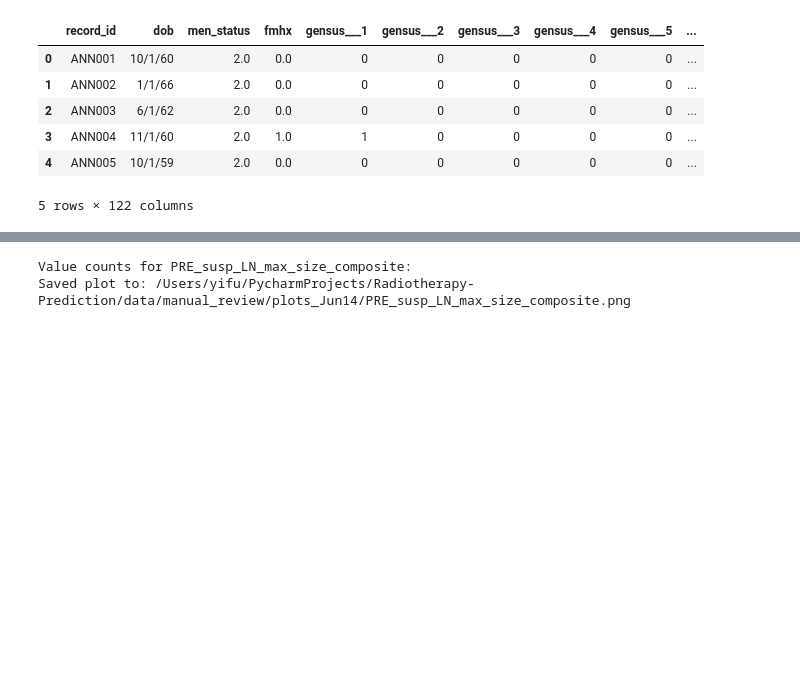
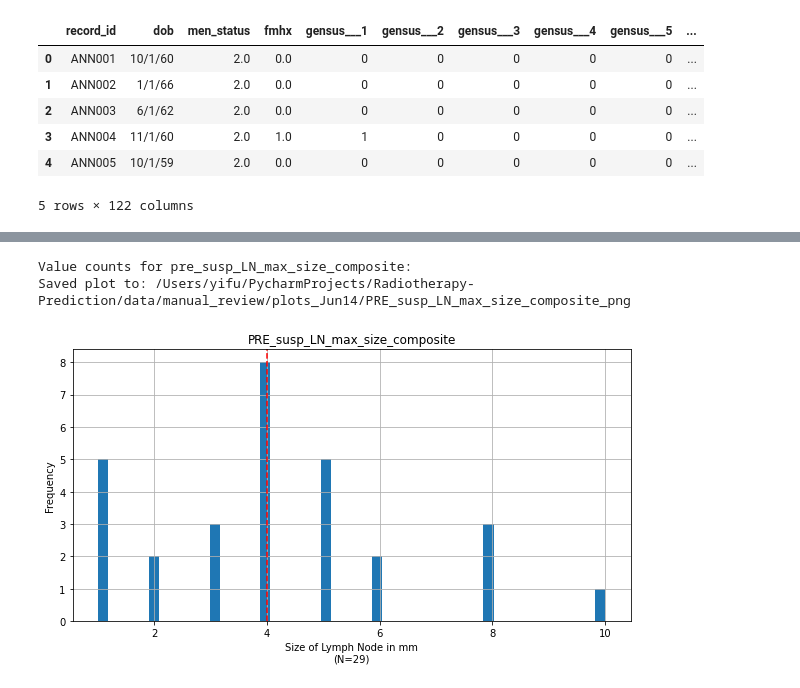
Before and after one commit to chen-yifu/Radiotherapy-Prediction, a Jupyter notebook: notebooks/RTx Data Exploration.ipynb, the cells around one changed output, grey strips where cells are left out. Saved outputs shown, nothing was run; the diff lists cells and outputs as text; code cells hidden in the pictures; blank space fills up the shorter version.

```diff
--- a/notebooks/RTx Data Exploration.ipynb
+++ b/notebooks/RTx Data Exploration.ipynb
@@ -95,13 +260,16 @@ dictionary.head(10)
 # %%
 # A Helper function to save the plot to a file
 def save_plot(plot_name):
+    # Replace non-word characters in the plot name with underlines
+    plot_name = re.sub(r'[^\w]', '_', plot_name)
     plot_path = os.path.join(plot_dir, plot_name)
     # Make plot background white
     # Show the plot and save
     plt.savefig(plot_path, bbox_inches='tight', dpi=300)
     # Increase the plot size for saving
     plt.gcf().set_size_inches(20, 10)
-    plt.savefig(plot_path, bbox_inches='tight', facecolor='white')
+    # Save plot in ultra-high-resolution
+    plt.savefig(plot_path, bbox_inches='tight', facecolor='white', dpi=300)
     print("Saved plot to: {}".format(plot_path))
     # Set the plot size back to normal
     plt.gcf().set_size_inches(10, 5)
@@ -137,24 +300,21 @@ dtype: int64
 # %%
-# Construct composite features for PRE Lymph Node Abnormality Size
-susp_LN_max_size_composite = df[susp_LN_max_size_composite_cols].max(axis=1, numeric_only=True)
-# Add the composite feature to the dataframe, insert at the first position of source cols
-idx = df.columns.get_loc(susp_LN_max_size_composite_cols[0])
-# Insert if it doesn't exist
-if "PRE_susp_LN_max_size_composite" not in df.columns:
-    df.insert(idx, "PRE_susp_LN_max_size_composite", susp_LN_max_size_composite)
 # Check results - Plot the column with sorted values
-print("Value counts for PRE_susp_LN_max_size_composite:")
-susp_LN_max_size_composite.value_counts().sort_index()
+print("Value counts for pre_susp_LN_max_size_composite:")
+# susp_LN_max_size_composite.value_counts().sort_index()
+# Ignore -1 values from the value_counts
+susp_LN_max_size_composite = susp_LN_max_size_composite.value_counts().sort_index().drop(-1)
+# susp_LN_max_size_composite.value_counts().sort_index().drop(-1
 # Make a histogram of the column, with bins of 50
 susp_LN_max_size_composite.hist(bins=50)
 # Mark the axis and median value
 plt.axvline(susp_LN_max_size_composite.median(), color="r", linestyle="--")
 plt.title("PRE_susp_LN_max_size_composite")
-plt.xlabel("Size of Lymph Node in mm")
+plt.xlabel(f"Size of Lymph Node in mm\n(N={susp_LN_max_size_composite.size})")
 plt.ylabel("Frequency")
 save_plot("PRE_susp_LN_max_size_composite.png")
 # plt.show()
 # %% [output]
-Value counts for PRE_susp_LN_max_size_composite:
-Saved plot to: /Users/yifu/PycharmProjects/Radiotherapy-Prediction/data/manual_review/plots_Jun14/PRE_susp_LN_max_size_composite.png
+Value counts for pre_susp_LN_max_size_composite:
+Saved plot to: /Users/yifu/PycharmProjects/Radiotherapy-Prediction/data/manual_review/plots_Jun14/PRE_susp_LN_max_size_composite_png
+[figure, added]
 # %%
```
Also changed, not shown: parts of 14 cells of this notebook, 3 other files.
